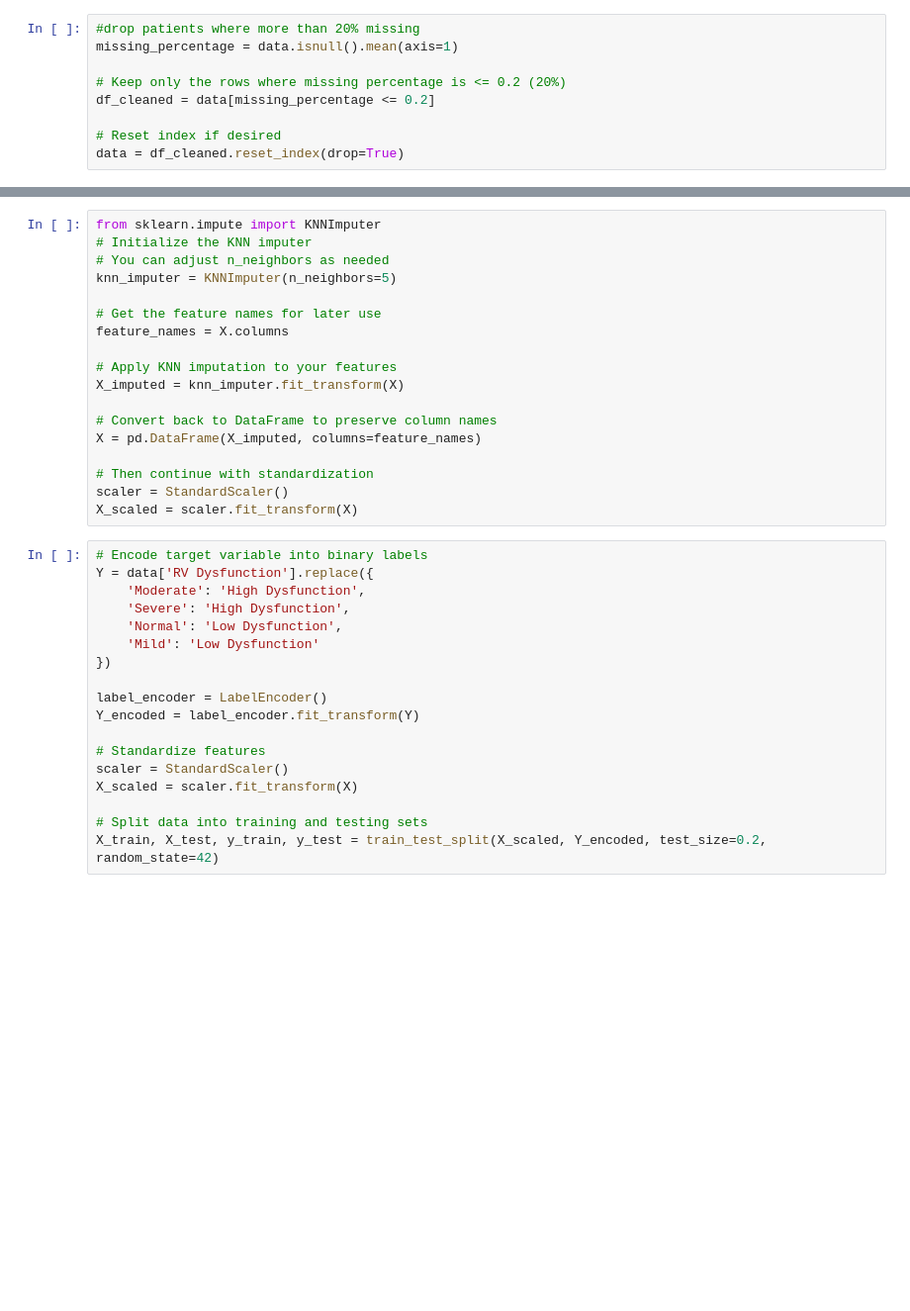
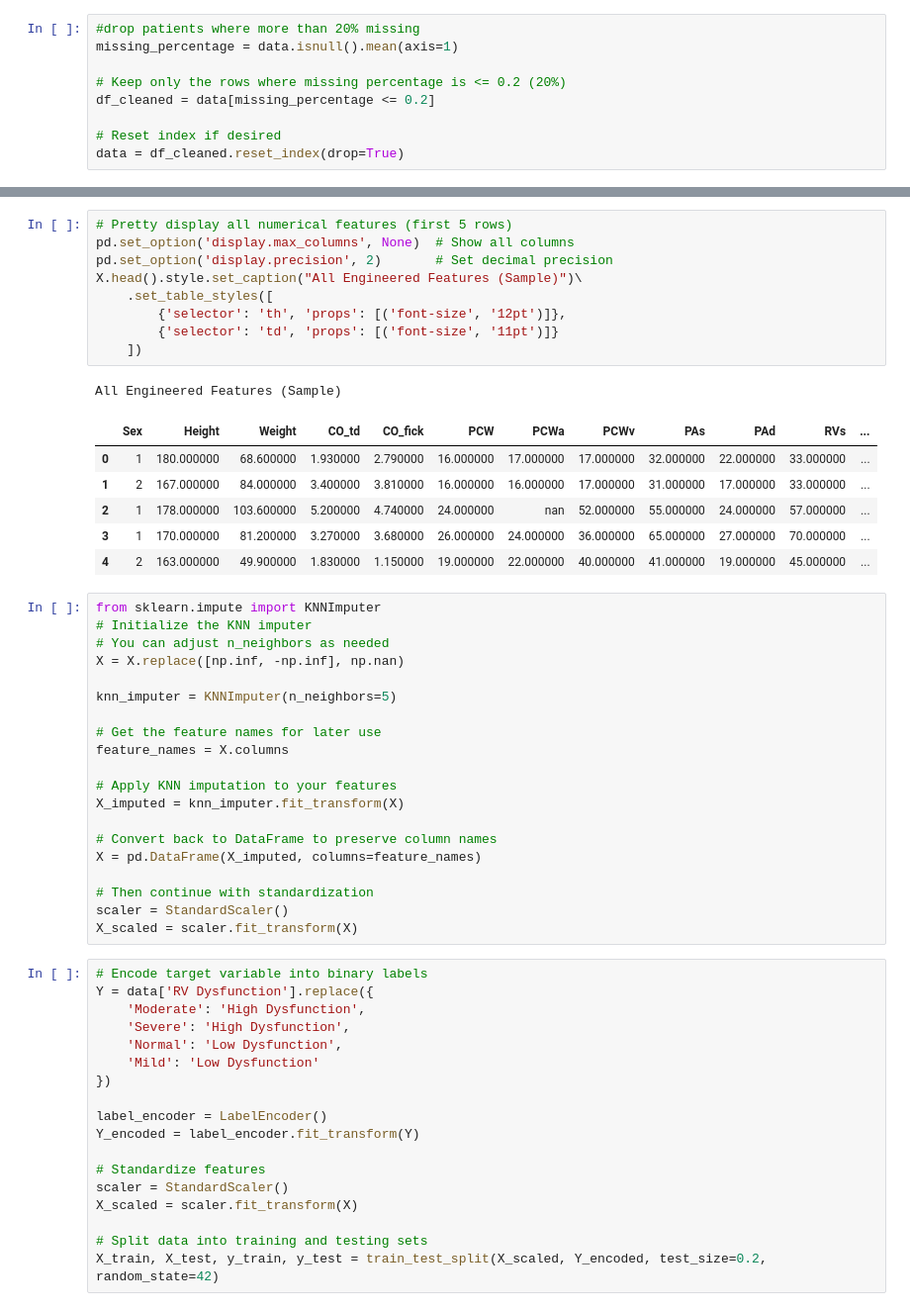
Before and after one commit to pallakk/RV-Prediction-Model-, a Jupyter notebook: random_forest.ipynb, the cells around one changed output, grey strips where cells are left out. Shown: that part at 99% size. Cells and saved outputs as stored; diff of their text form; blank space fills up the shorter version.

```diff
--- a/random_forest.ipynb
+++ b/random_forest.ipynb
@@ -93,7 +127,26 @@ X = data.select_dtypes(include=[np.number]).drop(columns=['RV Dysfunction'], err
+# %%
+# Pretty display all numerical features (first 5 rows)
+pd.set_option('display.max_columns', None)  # Show all columns
+pd.set_option('display.precision', 2)       # Set decimal precision
+X.head().style.set_caption("All Engineered Features (Sample)")\
+    .set_table_styles([
+        {'selector': 'th', 'props': [('font-size', '12pt')]},
+        {'selector': 'td', 'props': [('font-size', '11pt')]}
+    ])
+# %% [output]
+All Engineered Features (Sample)
+|  | Sex | Height | Weight | CO_td | CO_fick | PCW | PCWa | PCWv | PAs | PAd | RVs | ... |
+| 0 | 1 | 180.000000 | 68.600000 | 1.930000 | 2.790000 | 16.000000 | 17.000000 | 17.000000 | 32.000000 | 22.000000 | 33.000000 | ... |
+| 1 | 2 | 167.000000 | 84.000000 | 3.400000 | 3.810000 | 16.000000 | 16.000000 | 17.000000 | 31.000000 | 17.000000 | 33.000000 | ... |
+| 2 | 1 | 178.000000 | 103.600000 | 5.200000 | 4.740000 | 24.000000 | nan | 52.000000 | 55.000000 | 24.000000 | 57.000000 | ... |
+| 3 | 1 | 170.000000 | 81.200000 | 3.270000 | 3.680000 | 26.000000 | 24.000000 | 36.000000 | 65.000000 | 27.000000 | 70.000000 | ... |
+| 4 | 2 | 163.000000 | 49.900000 | 1.830000 | 1.150000 | 19.000000 | 22.000000 | 40.000000 | 41.000000 | 19.000000 | 45.000000 | ... |
 # %%
 from sklearn.impute import KNNImputer
 # Initialize the KNN imputer
 # You can adjust n_neighbors as needed
+X = X.replace([np.inf, -np.inf], np.nan)
+
 knn_imputer = KNNImputer(n_neighbors=5)
 
 # Get the feature names for later use
```
Also changed, not shown: parts of 16 cells of this notebook, 7 other files.
